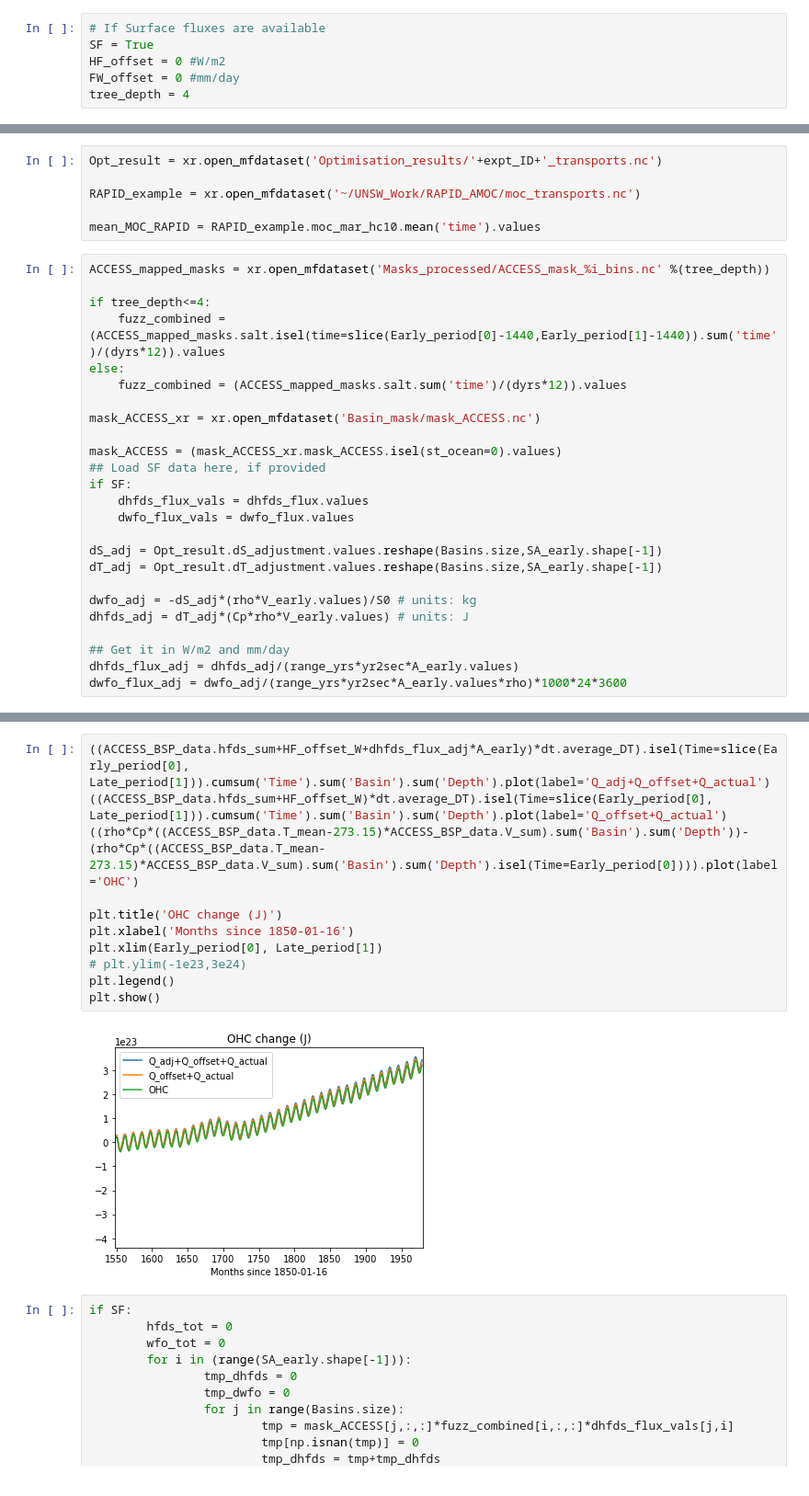
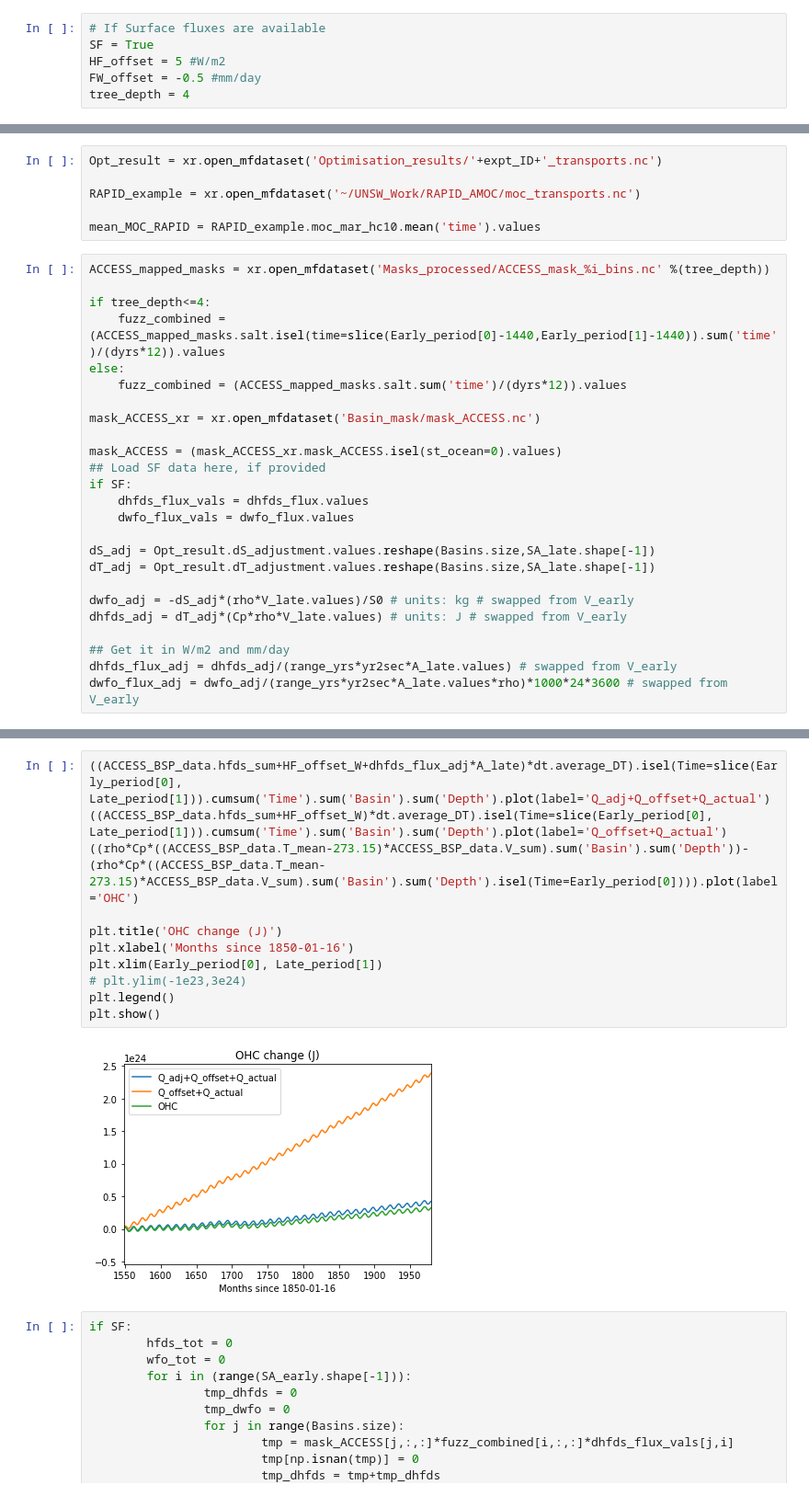
Before and after one commit to taimoorsohail/Min_Max_Transform, a Jupyter notebook: MTM_Maps_ACCESS.ipynb, the cells around one changed output, grey strips where cells are left out. Shown: that part at 92% size. Cells and saved outputs as stored; diff of their text form.

Commit message:
Fixed bug in offset adjustment calculation
Changed V/A_early to V/A_late in the hfds multiplication

```diff
--- a/MTM_Maps_ACCESS.ipynb
+++ b/MTM_Maps_ACCESS.ipynb
@@ -13,8 +13,8 @@ from scipy import stats
 # %%
 # If Surface fluxes are available
 SF = True
-HF_offset = 0 #W/m2
-FW_offset = 0 #mm/day
+HF_offset = 5 #W/m2
+FW_offset = -0.5 #mm/day
 tree_depth = 4
 # %%
 # Thermal expansion, haline contraction and true scale factor
@@ -211,12 +236,12 @@ if SF:
     dhfds_flux_vals = dhfds_flux.values
     dwfo_flux_vals = dwfo_flux.values
 
-dS_adj = Opt_result.dS_adjustment.values.reshape(Basins.size,SA_early.shape[-1])
-dT_adj = Opt_result.dT_adjustment.values.reshape(Basins.size,SA_early.shape[-1])
+dS_adj = Opt_result.dS_adjustment.values.reshape(Basins.size,SA_late.shape[-1])
+dT_adj = Opt_result.dT_adjustment.values.reshape(Basins.size,SA_late.shape[-1])
 
-dwfo_adj = -dS_adj*(rho*V_early.values)/S0 # units: kg
-dhfds_adj = dT_adj*(Cp*rho*V_early.values) # units: J
+dwfo_adj = -dS_adj*(rho*V_late.values)/S0 # units: kg # swapped from V_early
+dhfds_adj = dT_adj*(Cp*rho*V_late.values) # units: J # swapped from V_early
 
 ## Get it in W/m2 and mm/day
-dhfds_flux_adj = dhfds_adj/(range_yrs*yr2sec*A_early.values)
-dwfo_flux_adj = dwfo_adj/(range_yrs*yr2sec*A_early.values*rho)*1000*24*3600
+dhfds_flux_adj = dhfds_adj/(range_yrs*yr2sec*A_late.values) # swapped from V_early
+dwfo_flux_adj = dwfo_adj/(range_yrs*yr2sec*A_late.values*rho)*1000*24*3600 # swapped from V_early
@@ -223,16 +255,16 @@ dwfo_flux_adj = dwfo_adj/(range_yrs*yr2sec*A_early.values*rho)*1000*24*3600
 # %%
-((ACCESS_BSP_data.hfds_sum+HF_offset_W+dhfds_flux_adj*A_early)*dt.average_DT).isel(Time=slice(Early_period[0], Late_period[1])).cumsum('Time').sum('Basin').sum('Depth').plot(label='Q_adj+Q_offset+Q_actual')
+((ACCESS_BSP_data.hfds_sum+HF_offset_W+dhfds_flux_adj*A_late)*dt.average_DT).isel(Time=slice(Early_period[0], Late_period[1])).cumsum('Time').sum('Basin').sum('Depth').plot(label='Q_adj+Q_offset+Q_actual')
 ((ACCESS_BSP_data.hfds_sum+HF_offset_W)*dt.average_DT).isel(Time=slice(Early_period[0], Late_period[1])).cumsum('Time').sum('Basin').sum('Depth').plot(label='Q_offset+Q_actual')
 ((rho*Cp*((ACCESS_BSP_data.T_mean-273.15)*ACCESS_BSP_data.V_sum).sum('Basin').sum('Depth'))-(rho*Cp*((ACCESS_BSP_data.T_mean-273.15)*ACCESS_BSP_data.V_sum).sum('Basin').sum('Depth').isel(Time=Early_period[0]))).plot(label='OHC')
 
 plt.title('OHC change (J)')
 plt.xlabel('Months since 1850-01-16')
 plt.xlim(Early_period[0], Late_period[1])
 # plt.ylim(-1e23,3e24)
 plt.legend()
 plt.show()
 # %% [output]
-[figure, old version]
+[figure, new version]
 # %%
 if SF:
         hfds_tot = 0
```
Also changed, not shown: parts of 11 cells of this notebook, 8 other files.
